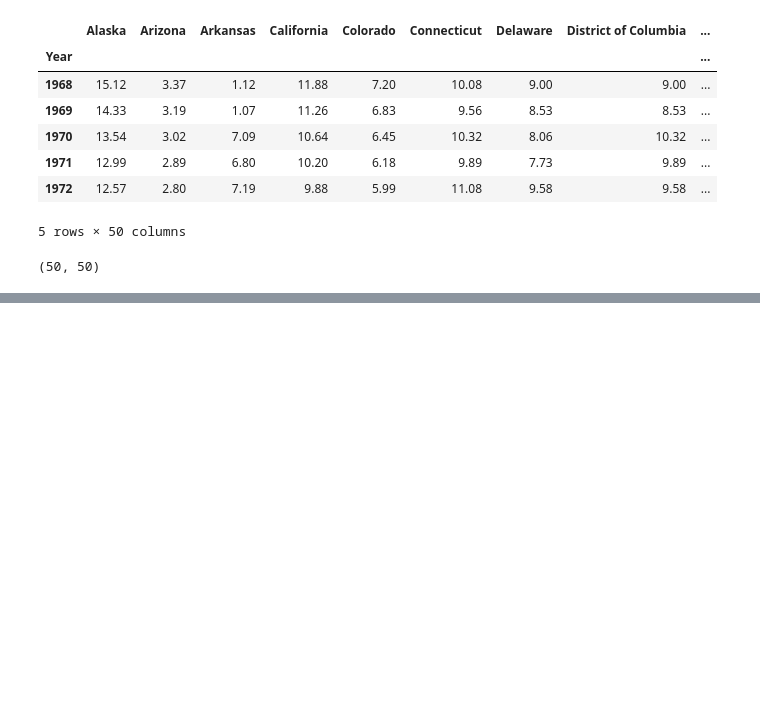
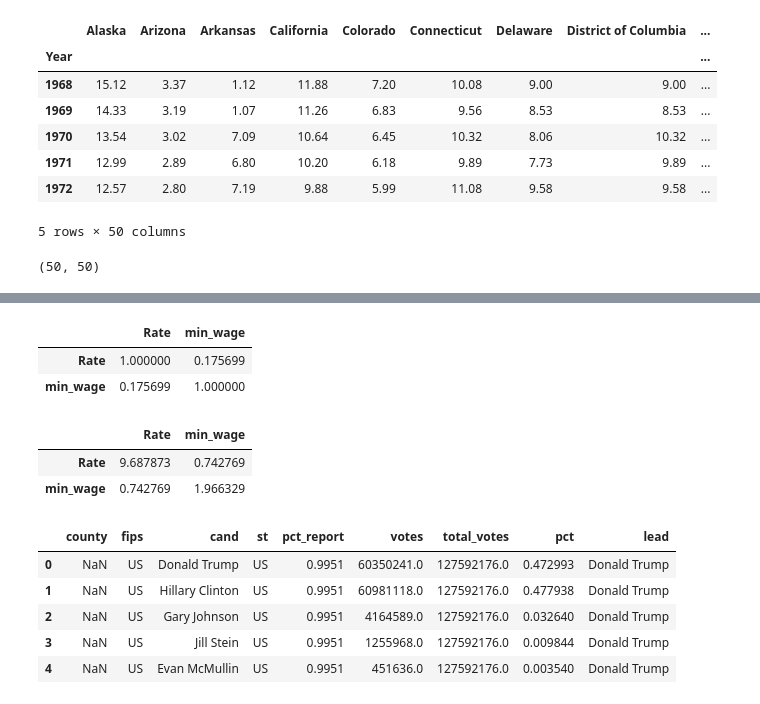
Before and after one commit to atystats/Data-Analysis-in-Python, a Jupyter notebook: Data Analysis Pandas Part 2.ipynb, the cells around one changed output, grey strips where cells are left out. Cells and saved outputs as stored; diff of their text form; code cells hidden in the pictures; blank space fills up the shorter version.

Commit message:
Data Analysis using Python

```diff
--- a/Data Analysis Pandas Part 2.ipynb
+++ b/Data Analysis Pandas Part 2.ipynb
@@ -141,0 +182,24 @@ act_min_wage.drop(all_zero, axis = 1).shape
+# %%
+# Now let's check if there is any correlation between unemployment and minimum wage.
+unemp_county[["Rate","min_wage"]].corr()
+# %% [output]
+|  | Rate | min_wage |
+| Rate | 1.000000 | 0.175699 |
+| min_wage | 0.175699 | 1.000000 |
+# %%
+unemp_county[["Rate","min_wage"]].cov()
+# %% [output]
+|  | Rate | min_wage |
+| Rate | 9.687873 | 0.742769 |
+| min_wage | 0.742769 | 1.966329 |
+# %%
+# Now we will load Presidential election data and see how that is related to unemployment and min wage data.
+pres16 = pd.read_csv("/Users/atyagi/Desktop/Python Tutorials/Data-Analysis-in-Python/Dataset/pres16results.csv")
+pres16.head()
+# %% [output]
+|  | county | fips | cand | st | pct_report | votes | total_votes | pct | lead |
+| 0 | NaN | US | Donald Trump | US | 0.9951 | 60350241.0 | 127592176.0 | 0.472993 | Donald Trump |
+| 1 | NaN | US | Hillary Clinton | US | 0.9951 | 60981118.0 | 127592176.0 | 0.477938 | Donald Trump |
+| 2 | NaN | US | Gary Johnson | US | 0.9951 | 4164589.0 | 127592176.0 | 0.032640 | Donald Trump |
+| 3 | NaN | US | Jill Stein | US | 0.9951 | 1255968.0 | 127592176.0 | 0.009844 | Donald Trump |
+| 4 | NaN | US | Evan McMullin | US | 0.9951 | 451636.0 | 127592176.0 | 0.003540 | Donald Trump |
```
Also changed, not shown: parts of 14 cells of this notebook, 3 other files.
